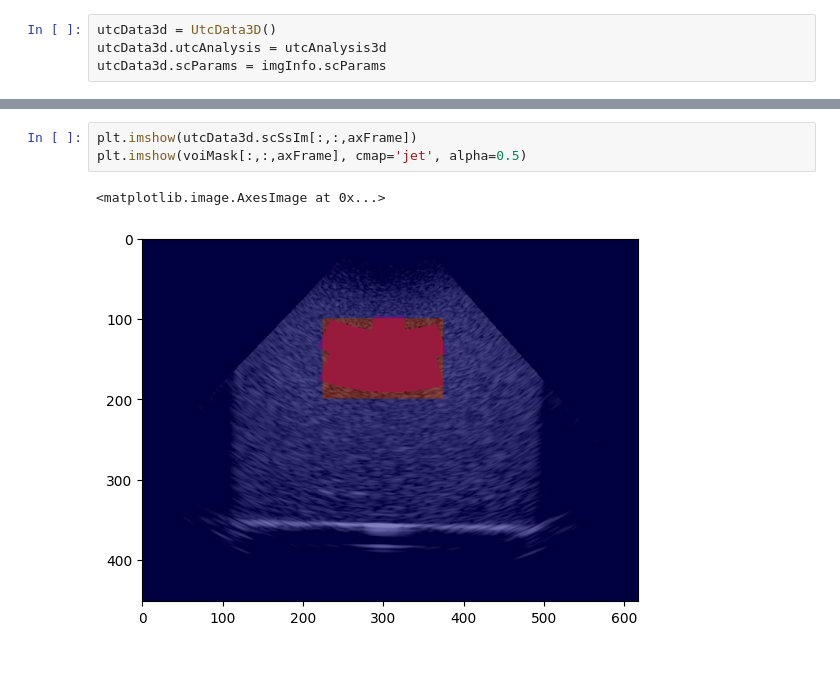
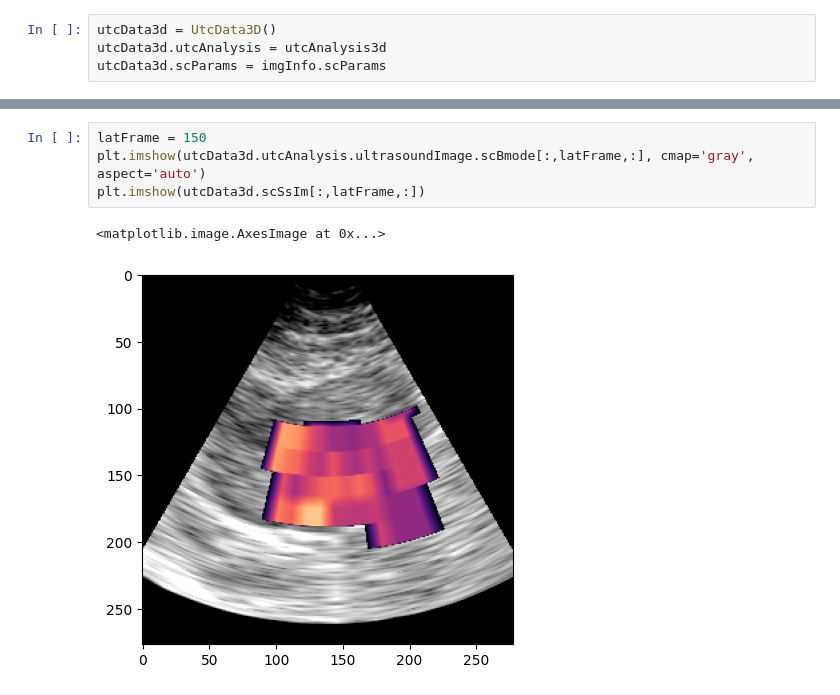
Before and after one commit to TUL-Dev/PyQuantUS, a Jupyter notebook: CLI-Demos/scPhilipsUtc3d.ipynb, the cells around one changed output, grey strips where cells are left out. Drawn from its saved outputs; the diff is of its cells as text; blank space fills up the shorter version.

```diff
--- a/CLI-Demos/scPhilipsUtc3d.ipynb
+++ b/CLI-Demos/scPhilipsUtc3d.ipynb
@@ -149,6 +142,7 @@ plt.imshow(utcData3d.scSiIm[:,:,axFrame])
-# %%
-plt.imshow(utcData3d.scSsIm[:,:,axFrame])
-plt.imshow(voiMask[:,:,axFrame], cmap='jet', alpha=0.5)
-# %% [output]
-<matplotlib.image.AxesImage at 0x...>
-[figure, removed]
+# %%
+latFrame = 150
+plt.imshow(utcData3d.utcAnalysis.ultrasoundImage.scBmode[:,latFrame,:], cmap='gray', aspect='auto')
+plt.imshow(utcData3d.scSsIm[:,latFrame,:])
+# %% [output]
+<matplotlib.image.AxesImage at 0x...>
+[figure, added]
```
Also changed, not shown: parts of 10 cells of this notebook, 2 other files.
